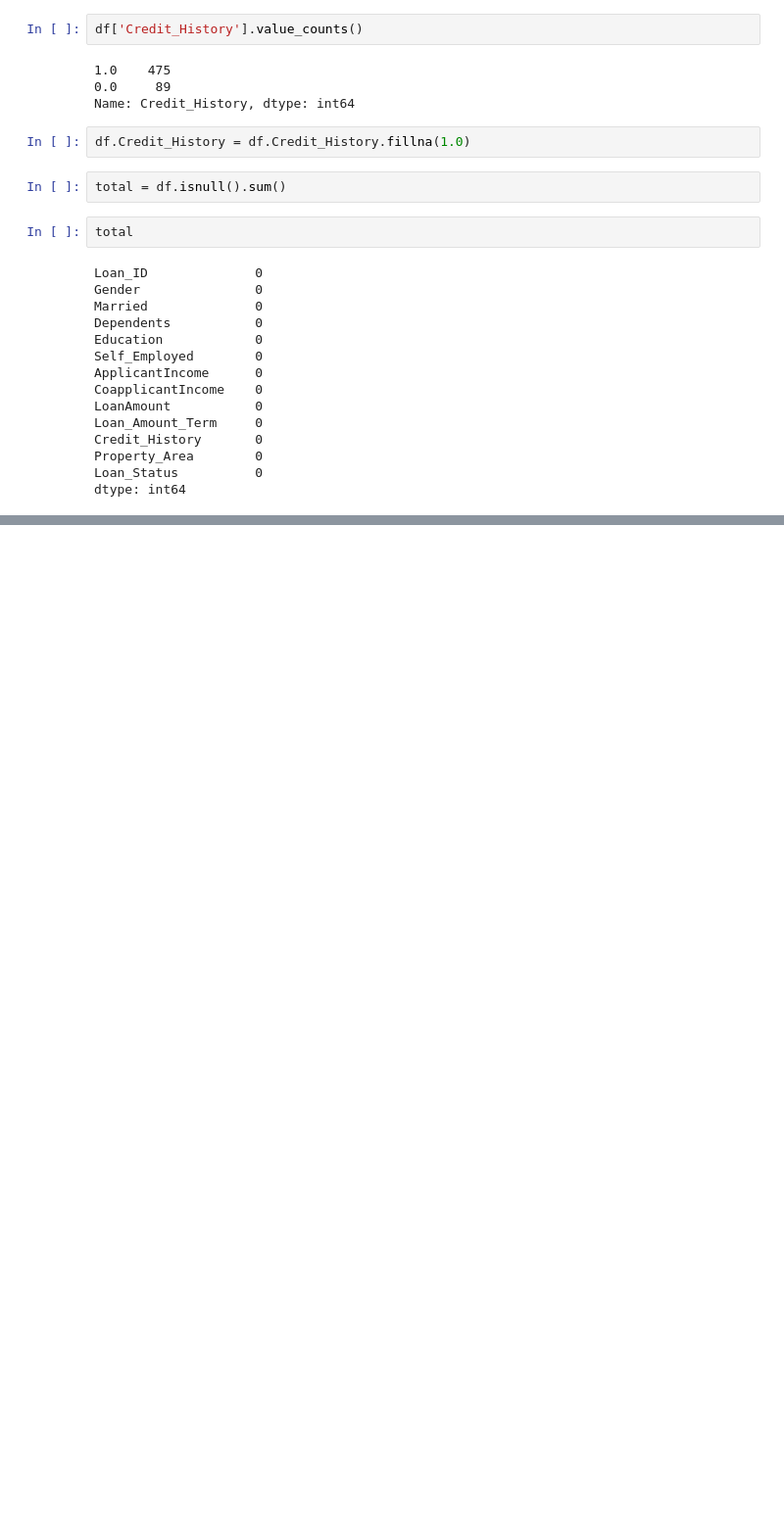
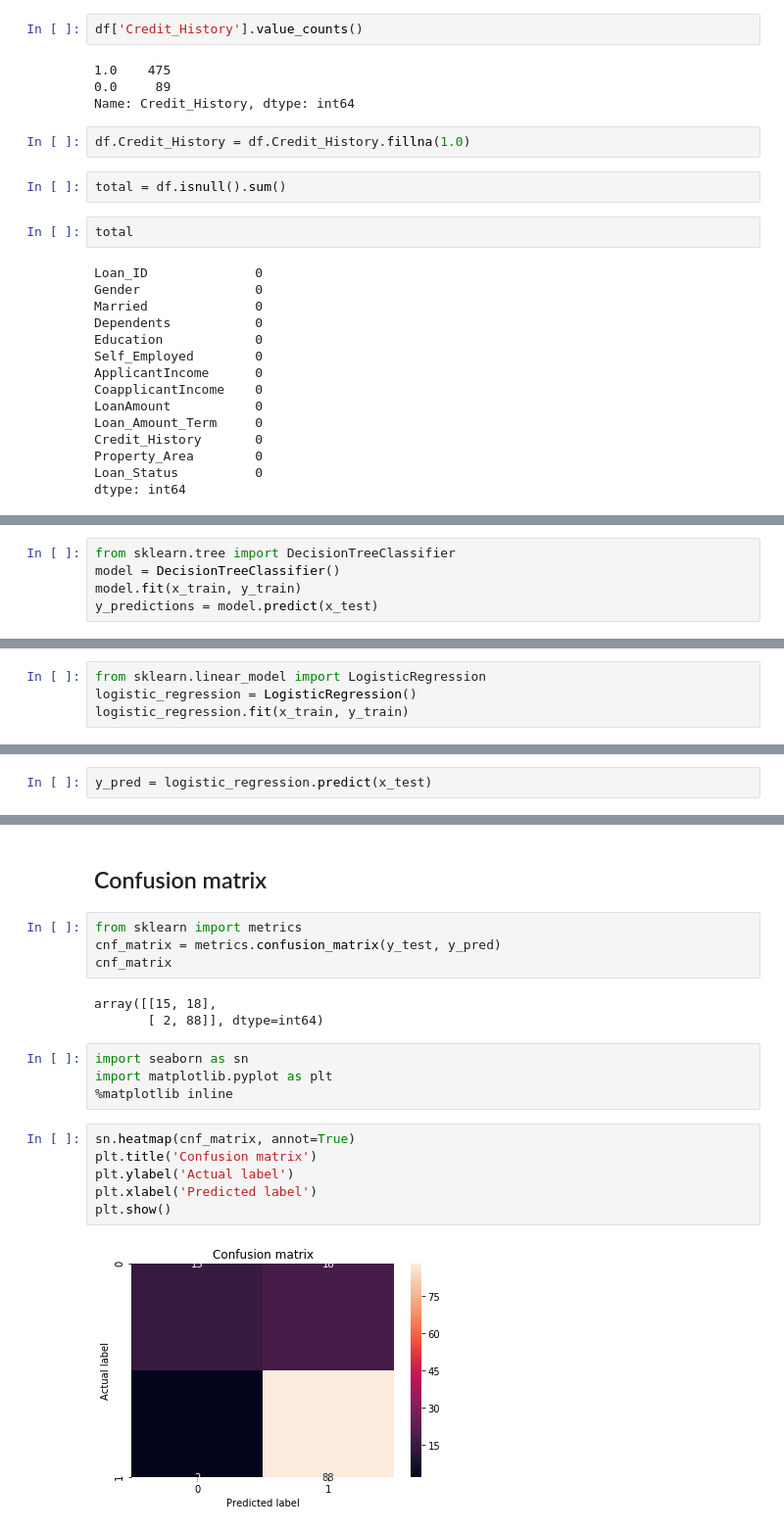
Before and after one commit to aman-thapa/LoanPredict-ML, a Jupyter notebook: Loan-Prediction-Minor-ML.ipynb, the cells around one changed output, grey strips where cells are left out. Shown: that part at 98% size. Drawn from its saved outputs; the diff is of its cells as text; blank space fills up the shorter version.

Commit message:
prediction completed

```diff
--- a/Loan-Prediction-Minor-ML.ipynb
+++ b/Loan-Prediction-Minor-ML.ipynb
@@ -151,0 +214,5 @@ dtype: int64
+# %%
+from sklearn.tree import DecisionTreeClassifier
+model = DecisionTreeClassifier()
+model.fit(x_train, y_train)
+y_predictions = model.predict(x_test)
@@ -151,0 +258,4 @@ dtype: int64
+# %%
+from sklearn.linear_model import LogisticRegression
+logistic_regression = LogisticRegression()
+logistic_regression.fit(x_train, y_train)
@@ -151,0 +268,2 @@ dtype: int64
+# %%
+y_pred = logistic_regression.predict(x_test)
@@ -151,0 +294,21 @@ dtype: int64
+# %% [markdown]
+## Confusion matrix
+# %%
+from sklearn import metrics
+cnf_matrix = metrics.confusion_matrix(y_test, y_pred)
+cnf_matrix
+# %% [output]
+array([[15, 18],
+       [ 2, 88]], dtype=int64)
+# %%
+import seaborn as sn
+import matplotlib.pyplot as plt
+%matplotlib inline
+# %%
+sn.heatmap(cnf_matrix, annot=True)
+plt.title('Confusion matrix')
+plt.ylabel('Actual label')
+plt.xlabel('Predicted label')
+plt.show()
+# %% [output]
+[figure, added]
```
Also changed, not shown: parts of 28 cells of this notebook.
